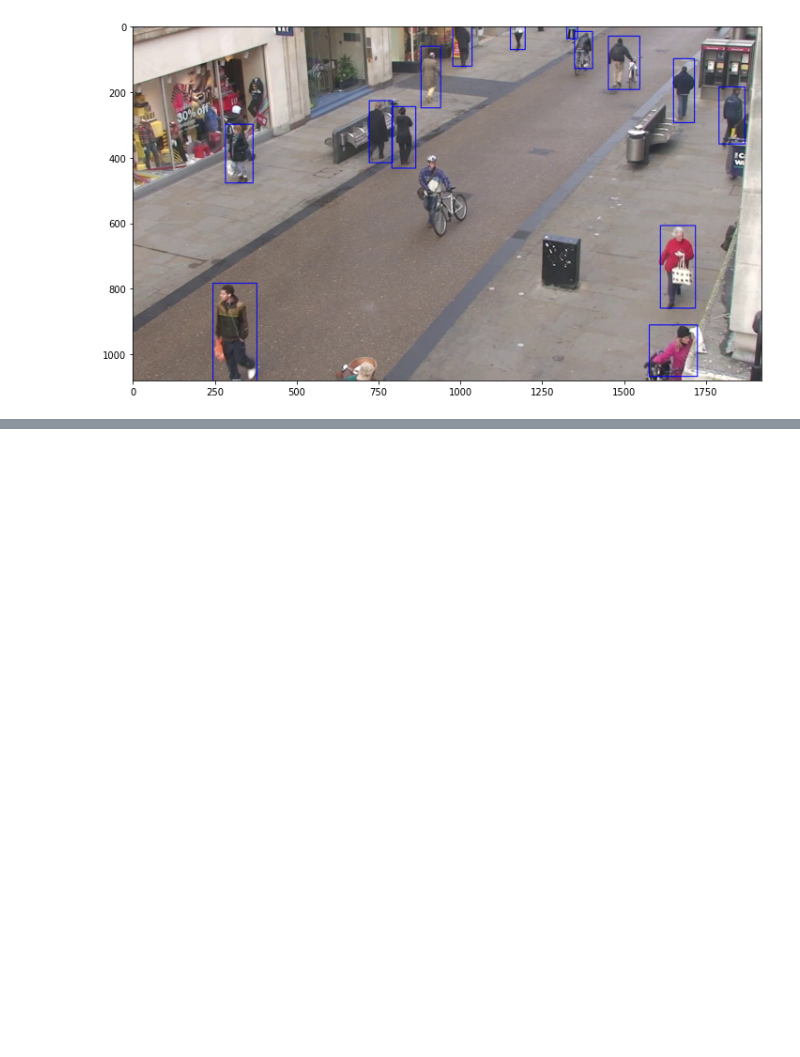
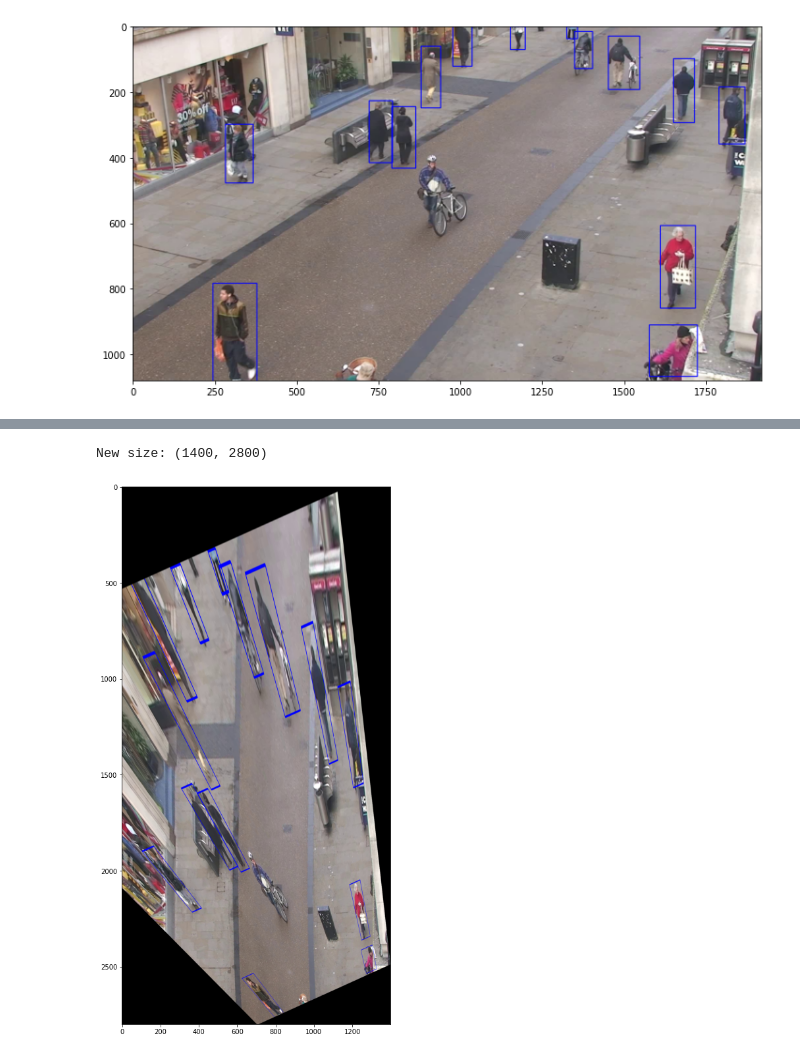
Before and after one commit to jjrodcast/SocialDistanceDetector, a Jupyter notebook: Social_Distance_Detector_BirdsEye.ipynb, the cells around one changed output, grey strips where cells are left out. Cells and saved outputs as stored; diff of their text form; code cells hidden in the pictures; blank space fills up the shorter version.

```diff
--- a/Social_Distance_Detector_BirdsEye.ipynb
+++ b/Social_Distance_Detector_BirdsEye.ipynb
@@ -229,0 +244,16 @@ plt.show()
+# %%
+#parametros de posición
+cut_posX_min,cut_posX_max = 1950,3350
+cut_posY_min,cut_posY_max = 10,2810
+
+#resultados
+new_size = (cut_posX_max-cut_posX_min, cut_posY_max-cut_posY_min)
+print("New size:", new_size)
+
+res_review_sel = res_review[cut_posY_min:cut_posY_max, cut_posX_min:cut_posX_max, :]
+plt.figure(figsize=(15, 15))
+plt.imshow(res_review_sel)
+plt.show()
+# %% [output]
+New size: (1400, 2800)
+[figure, added]
```
Also changed, not shown: parts of 3 cells of this notebook.
